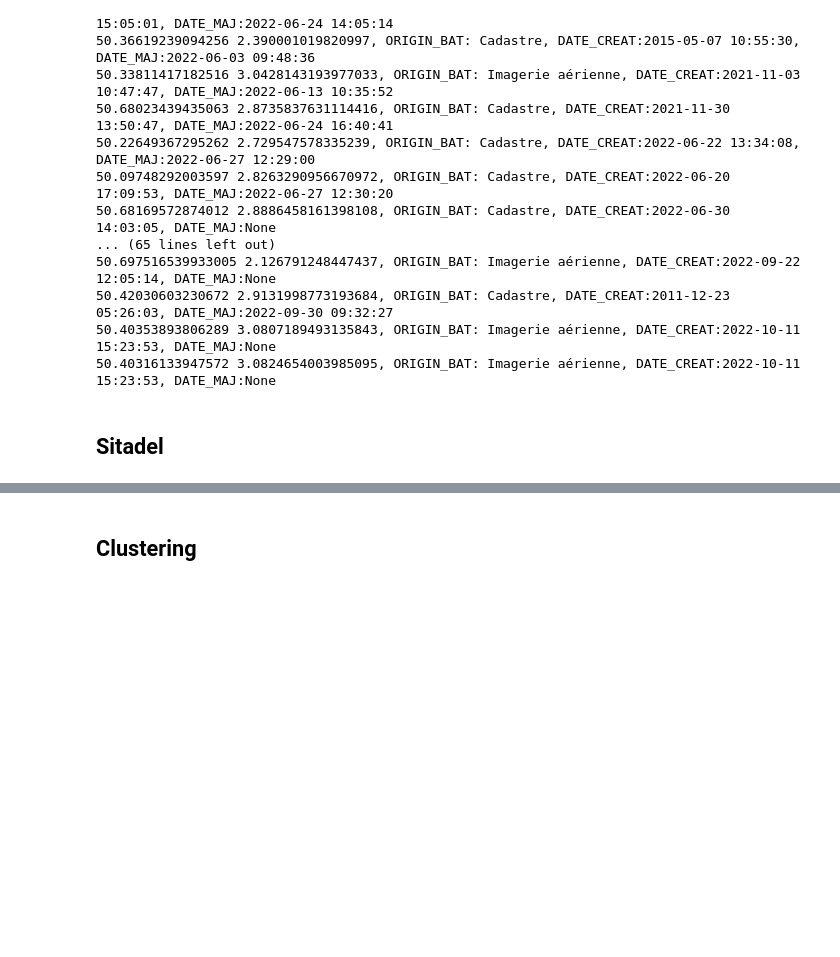
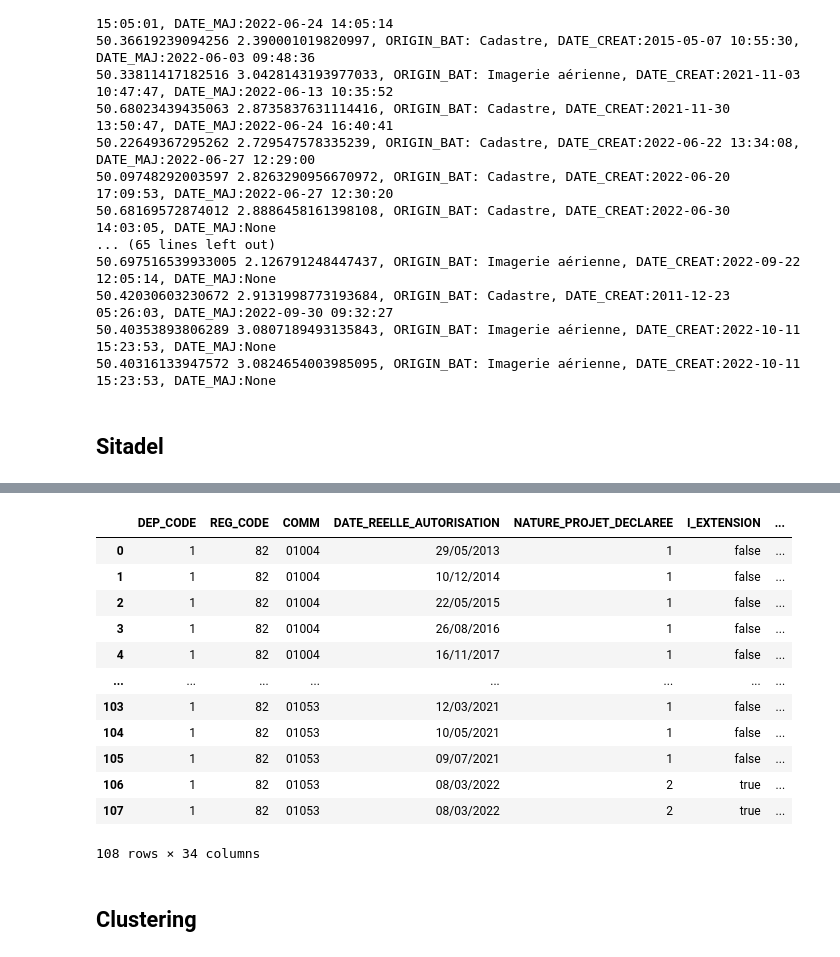
Before and after one commit to xdalp/projet3A, a Jupyter notebook: stat_desc.ipynb, the cells around one changed output, grey strips where cells are left out. Cells and saved outputs as stored; diff of their text form; code cells hidden in the pictures; blank space fills up the shorter version.

```diff
--- a/stat_desc.ipynb
+++ b/stat_desc.ipynb
@@ -601,3 +713,19 @@ dtype: int64
+# %%
+df1000_BAN
+# %% [output]
+|  | DEP_CODE | REG_CODE | COMM | DATE_REELLE_AUTORISATION | NATURE_PROJET_DECLAREE | I_EXTENSION | ... |
+| 0 | 1 | 82 | 01004 | 29/05/2013 | 1 | false | ... |
+| 1 | 1 | 82 | 01004 | 10/12/2014 | 1 | false | ... |
+| 2 | 1 | 82 | 01004 | 22/05/2015 | 1 | false | ... |
+| 3 | 1 | 82 | 01004 | 26/08/2016 | 1 | false | ... |
+| 4 | 1 | 82 | 01004 | 16/11/2017 | 1 | false | ... |
+| ... | ... | ... | ... | ... | ... | ... | ... |
+| 103 | 1 | 82 | 01053 | 12/03/2021 | 1 | false | ... |
+| 104 | 1 | 82 | 01053 | 10/05/2021 | 1 | false | ... |
+| 105 | 1 | 82 | 01053 | 09/07/2021 | 1 | false | ... |
+| 106 | 1 | 82 | 01053 | 08/03/2022 | 2 | true | ... |
+| 107 | 1 | 82 | 01053 | 08/03/2022 | 2 | true | ... |
+108 rows × 34 columns
 # %% [markdown]
 ## Clustering
 # %%
```
Also changed, not shown: parts of 8 cells of this notebook.
